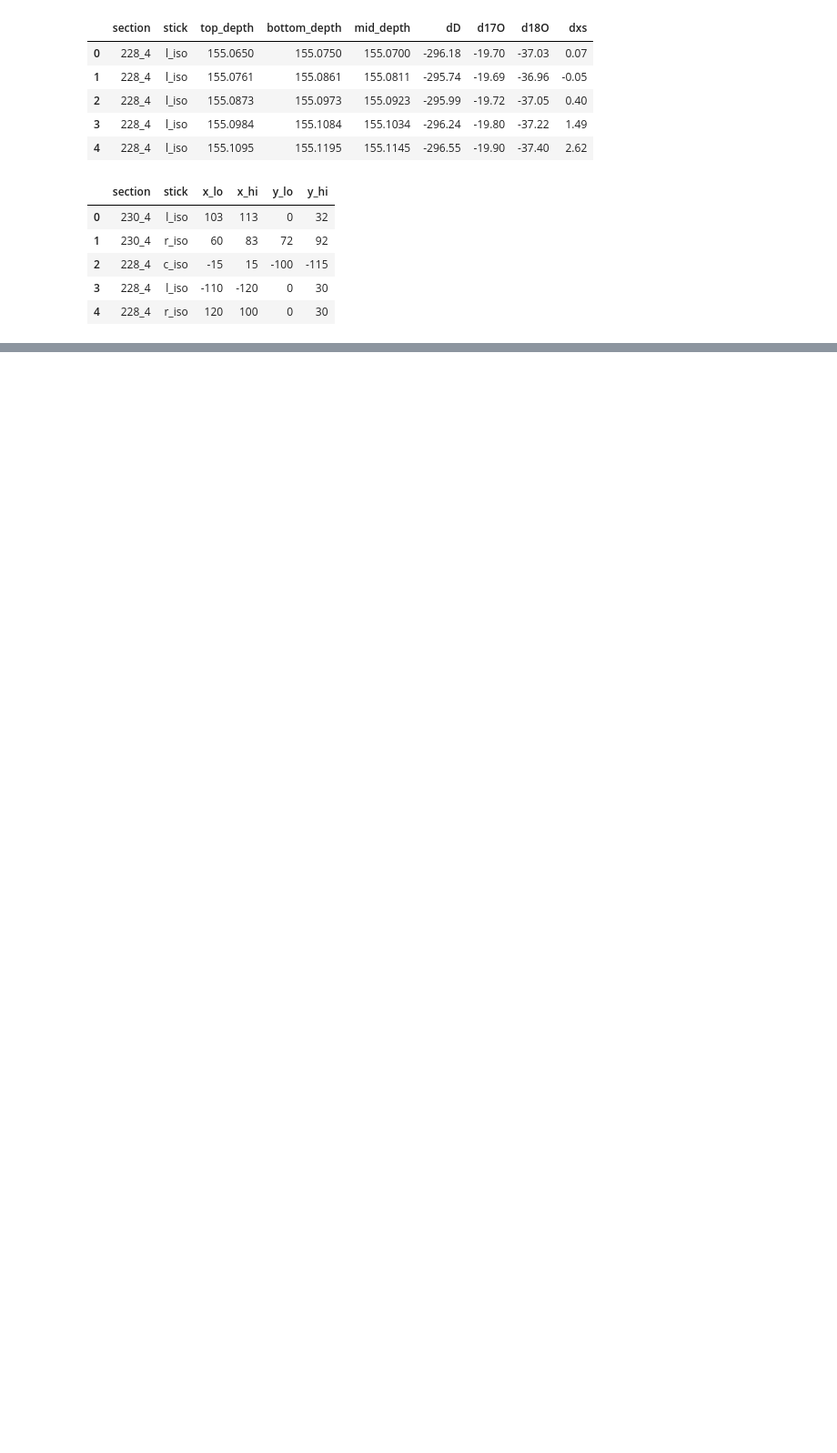
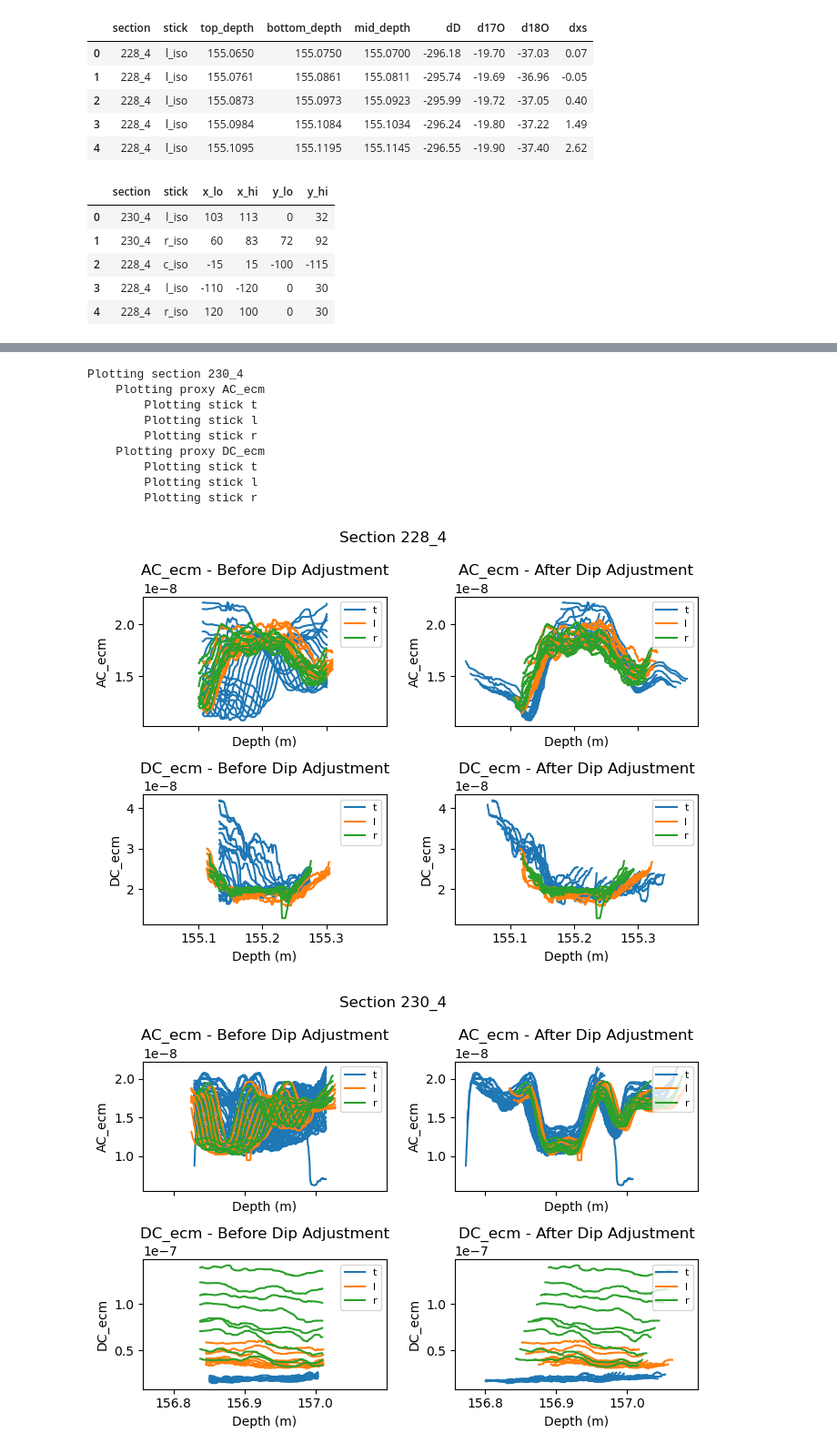
Before and after one commit to liamkirkpatrick/alhic1901_deeplayering, a Jupyter notebook: scripts/sample_proccessing/process_samples.ipynb, the cells around one changed output, grey strips where cells are left out. Shown at 91% size. Saved outputs shown, nothing was run; the diff lists cells and outputs as text; code cells hidden in the pictures; blank space fills up the shorter version.

```diff
--- a/scripts/sample_proccessing/process_samples.ipynb
+++ b/scripts/sample_proccessing/process_samples.ipynb
@@ -195,0 +372,13 @@ simple_plot(water_iso_data,['d18O','dD','dxs'],path_to_figures,'water_iso')
+# %%
+# convert core class to df
+ecm_data = pd.DataFrame()
+for s in [s228_4_AC,s230_4_AC,s228_4_DC,s230_4_DC]:
+
+    s_df = s.to_df()
+    ecm_data = pd.concat([ecm_data,s_df],ignore_index=True)
+# %%
+# preform dip adjustment
+ecm_master = dip_adjust(angles,ecm_data)
+
+# remove the 'top_angle' and 'side_angle' columns from the ecm_master dataframe
+ecm_master = ecm_master.drop(columns=['top_angle','side_angle'])
@@ -195,0 +390,4 @@ simple_plot(water_iso_data,['d18O','dD','dxs'],path_to_figures,'water_iso')
+# %%
+# Simple Plot
+simple_plot(ecm_master,['AC_ecm','DC_ecm'],path_to_figures,'ECM',oneline=False)
+# %% [output]
@@ -195,0 +404,11 @@ simple_plot(water_iso_data,['d18O','dD','dxs'],path_to_figures,'water_iso')
+Plotting section 230_4
+    Plotting proxy AC_ecm
+        Plotting stick t
+        Plotting stick l
+        Plotting stick r
+    Plotting proxy DC_ecm
+        Plotting stick t
+        Plotting stick l
+        Plotting stick r
+[figure, added]
+[figure, added]
```
Also changed, not shown: parts of 19 cells of this notebook, 39 other files.
